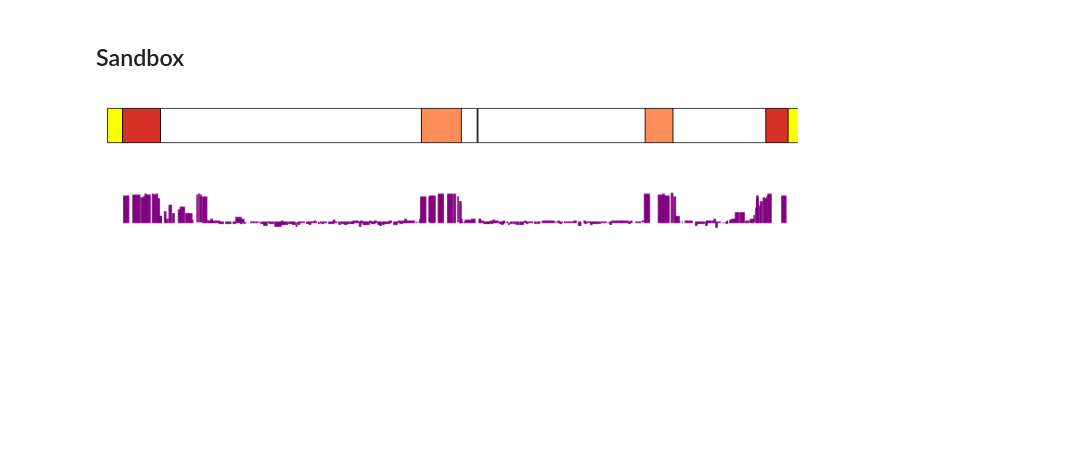
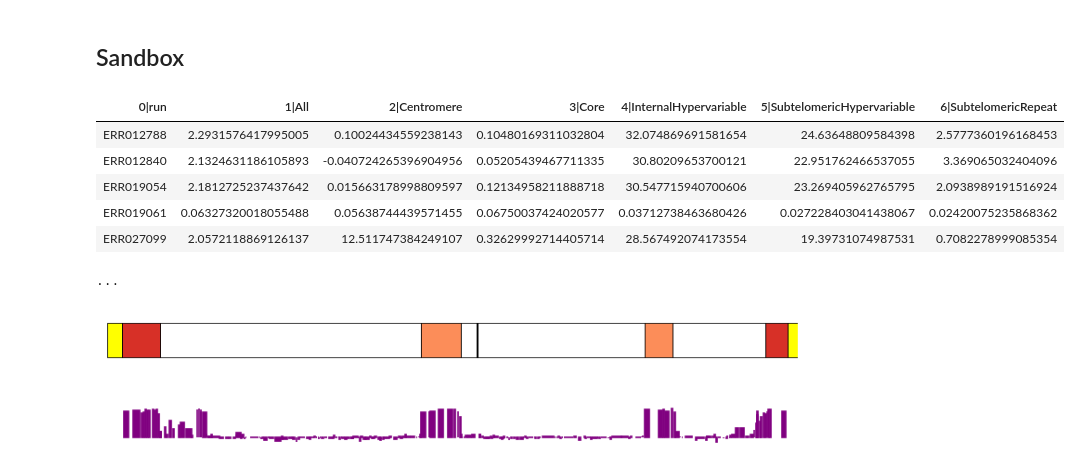
Before and after one commit to wtchg-kwiatkowski/pfx-paper-2015, a Jupyter notebook: supplementary/notebooks/genome_accessibility.ipynb, the cells around one changed output. Drawn from its saved outputs; the diff is of its cells as text; code cells hidden in the pictures; blank space fills up the shorter version.

```diff
--- a/supplementary/notebooks/genome_accessibility.ipynb
+++ b/supplementary/notebooks/genome_accessibility.ipynb
@@ -104,5 +302,15 @@ tbl_mq0_summary_by_region.eq('region', 'Core').displayall()
 # %% [markdown]
 ## Sandbox
+# %%
+tbl_coverage_summary_by_region.recast(key='run', variablefield='region', valuefield='pc_not_covered')
+# %% [output]
+| 0|run | 1|All | 2|Centromere | 3|Core | 4|InternalHypervariable | 5|SubtelomericHypervariable | 6|SubtelomericRepeat |
+| ERR012788 | 2.2931576417995005 | 0.10024434559238143 | 0.10480169311032804 | 32.074869691581654 | 24.63648809584398 | 2.5777360196168453 |
+| ERR012840 | 2.1324631186105893 | -0.040724265396904956 | 0.05205439467711335 | 30.80209653700121 | 22.951762466537055 | 3.369065032404096 |
+| ERR019054 | 2.1812725237437642 | 0.015663178998809597 | 0.12134958211888718 | 30.547715940700606 | 23.269405962765795 | 2.0938989191516924 |
+| ERR019061 | 0.06327320018055488 | 0.05638744439571455 | 0.06750037424020577 | 0.03712738463680426 | 0.027228403041438067 | 0.02420075235868362 |
+| ERR027099 | 2.0572118869126137 | 12.511747384249107 | 0.32629992714405714 | 28.567492074173554 | 19.39731074987531 | 0.7082278999085354 |
+...
 # %%
 fig, ax = plt.subplots(figsize=(8, .5))
 plot_accessibility(ax, 'Pf3D7_04_v3')
```
Also changed, not shown: parts of 11 cells of this notebook, 4 other files.
